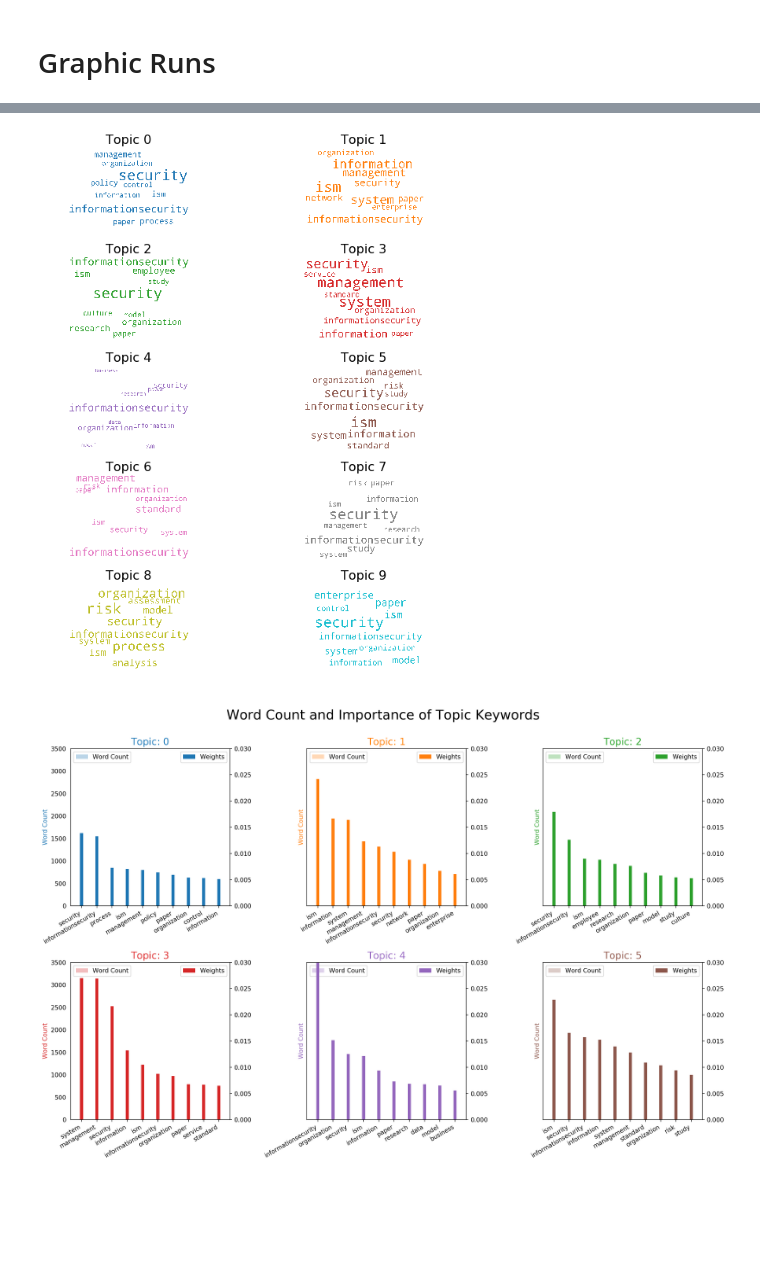
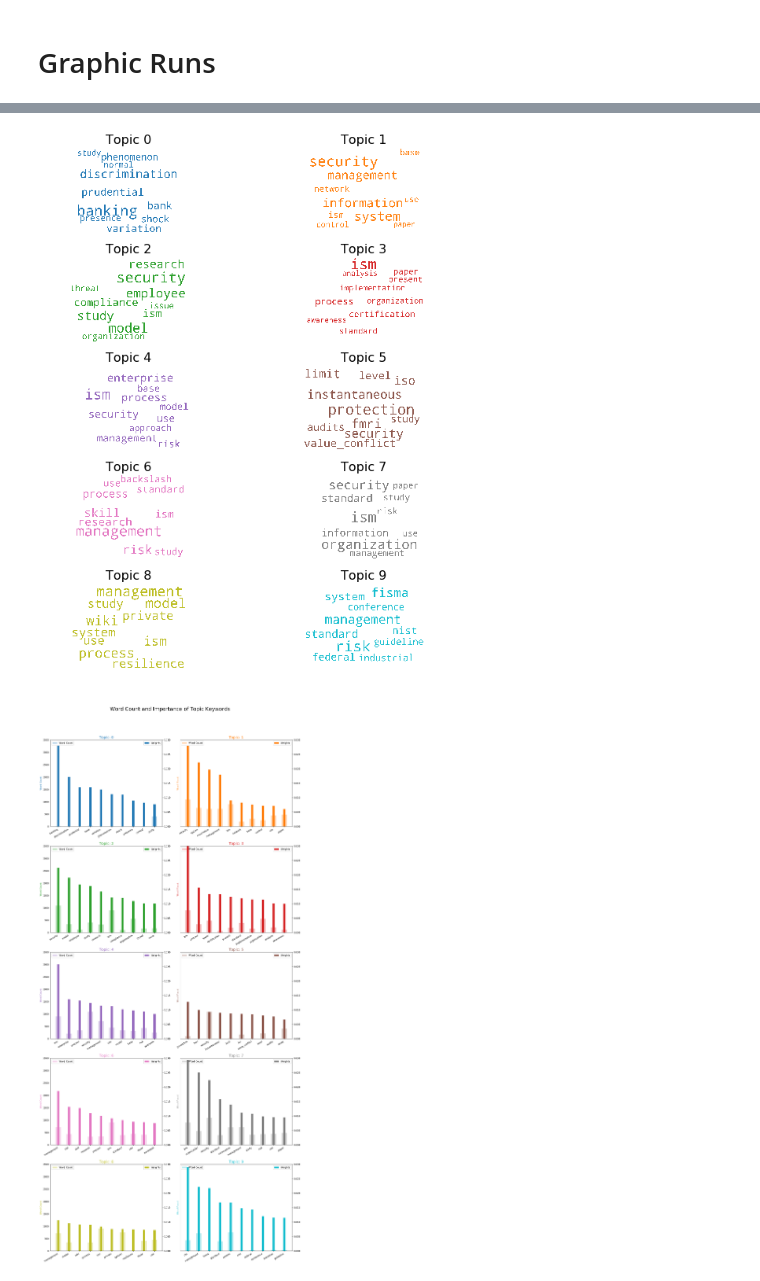
Before and after one commit to Alissonfelipe1234/JupyterNotebooks, a Jupyter notebook: LDA/Graphics.ipynb, the cells around one changed output, grey strips where cells are left out. Saved outputs shown, nothing was run; the diff lists cells and outputs as text; code cells hidden in the pictures; blank space fills up the shorter version.

```diff
--- a/LDA/Graphics.ipynb
+++ b/LDA/Graphics.ipynb
@@ -195,30 +444,2 @@ print(Arion.weighted_mean_absolute_percentage_error(real,predict))
 # %% [markdown]
 # Graphic Runs
-# %%
-#prepare
-pd_source = pd.read_excel(source)
-
-bigram = gensim.models.Phrases(doc_clean, min_count=5, threshold=100) # higher threshold fewe
-
-trigram = gensim.models.Phrases(bigram[doc_clean], threshold=100)
-bigram_mod = gensim.models.phrases.Phraser(bigram)
-trigram_mod = gensim.models.phrases.Phraser(trigram)
-
-stop_words = stopwords.words('english')
-stop_words.extend(Research.words_stop(stopWords))
-# %%
-def process_words(texts, stop_words=stop_words, allowed_postags=['NOUN', 'ADJ', 'VERB', 'ADV']):
-
-    """Remove Stopwords, Form Bigrams, Trigrams and Lemmatization"""
-    texts = [[word for word in simple_preprocess(str(doc)) if word not in stop_words] for doc in texts]
-    texts = [bigram_mod[doc] for doc in texts]
-    texts = [trigram_mod[bigram_mod[doc]] for doc in texts]
-    texts_out = []
-    for sent in texts:
-        doc = sent
-        texts_out.append([token.lemma_ for token in doc if token in allowed_postags])
-    # remove stopwords once more after lemmatization
-    texts_out = [[word for word in simple_preprocess(str(doc)) if word not in stop_words] for doc in texts_out]
-    return texts_out
-
-data_ready = process_words(doc_clean, stop_words)
@@ -349,7 +497,7 @@ plt.show()
 # %%
 cols = [color for name, color in mcolors.TABLEAU_COLORS.items()]  # more colors: 'mcolors.XKCD_COLORS'
 
-fig, axes = plt.subplots(2,2,figsize=(16,14), dpi=160, sharex=True, sharey=True)
+fig, axes = plt.subplots(5,2,figsize=(16,14), dpi=160, sharex=True, sharey=True)
 
 for i, ax in enumerate(axes.flatten()):
     df_dominant_topic_sub = df_dominant_topic.loc[df_dominant_topic.Dominant_Topic == i, :]
@@ -360,7 +508,7 @@ for i, ax in enumerate(axes.flatten()):
     ax.set(xlim=(0, 1000), xlabel='Document Word Count')
     ax.set_ylabel('Number of Documents', color=cols[i])
     ax.set_title('Topic: '+str(i), fontdict=dict(size=16, color=cols[i]))
-#compute_covariance
+
 fig.tight_layout()
 fig.subplots_adjust(top=0.90)
 plt.xticks(np.linspace(0,1000,9))
@@ -372,4 +519,9 @@ LinAlgError: singular matrix
 # %%
+# 1. Wordcloud of Top N words in each topic
+from matplotlib import pyplot as plt
+from wordcloud import WordCloud, STOPWORDS
+import matplotlib.colors as mcolors
+
 cols = [color for name, color in mcolors.TABLEAU_COLORS.items()]  # more colors: 'mcolors.XKCD_COLORS'
 
 cloud = WordCloud(stopwords=stop_words,
@@ -381,7 +533,7 @@ cloud = WordCloud(stopwords=stop_words,
                   color_func=lambda *args, **kwargs: cols[i],
                   prefer_horizontal=1.0)
 
-topics = result.show_topics(formatted=False)
+topics = lda_model.show_topics(formatted=False)
 
 fig, axes = plt.subplots(5, 2, figsize=(10,10), sharex=True, sharey=True)
 
@@ -400,36 +552,36 @@ plt.margins(x=0, y=0)
 plt.tight_layout()
 plt.show()
 # %% [output]
-[figure, old version]
+[figure, new version]
 # %%
 from collections import Counter
-topics = result.show_topics(formatted=False)
+topics = lda_model.show_topics(formatted=False)
 data_flat = [w for w_list in data_ready for w in w_list]
 counter = Counter(data_flat)
 
 out = []
 for i, topic in topics:
     for word, weight in topic:
         out.append([word, i , weight, counter[word]])
 
 df = pd.DataFrame(out, columns=['word', 'topic_id', 'importance', 'word_count'])
 
 # Plot Word Count and Weights of Topic Keywords
-fig, axes = plt.subplots(2, 3, figsize=(16,10), sharey=True, dpi=200)
+fig, axes = plt.subplots(5, 2, figsize=(16,32), sharey=True, dpi=160)
 cols = [color for name, color in mcolors.TABLEAU_COLORS.items()]
 for i, ax in enumerate(axes.flatten()):
     ax.bar(x='word', height="word_count", data=df.loc[df.topic_id==i, :], color=cols[i], width=0.5, alpha=0.3, label='Word Count')
     ax_twin = ax.twinx()
     ax_twin.bar(x='word', height="importance", data=df.loc[df.topic_id==i, :], color=cols[i], width=0.2, label='Weights')
     ax.set_ylabel('Word Count', color=cols[i])
     ax_twin.set_ylim(0, 0.030); ax.set_ylim(0, 3500)
     ax.set_title('Topic: ' + str(i), color=cols[i], fontsize=16)
     ax.tick_params(axis='y', left=False)
     ax.set_xticklabels(df.loc[df.topic_id==i, 'word'], rotation=30, horizontalalignment= 'right')
     ax.legend(loc='upper left'); ax_twin.legend(loc='upper right')
 
 fig.tight_layout(w_pad=2)
 fig.suptitle('Word Count and Importance of Topic Keywords', fontsize=22, y=1.05)
 plt.show()
 # %% [output]
-[figure, old version]
+[figure, new version]
```
Also changed, not shown: parts of 43 cells of this notebook, 4 other files.
